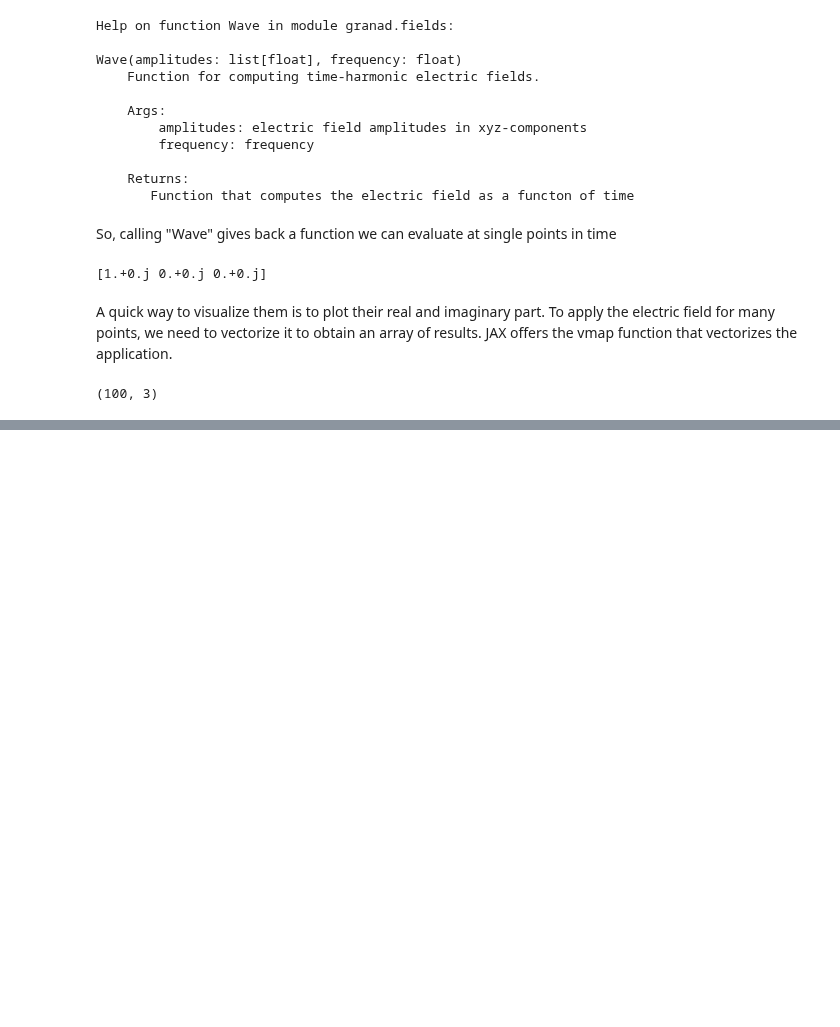
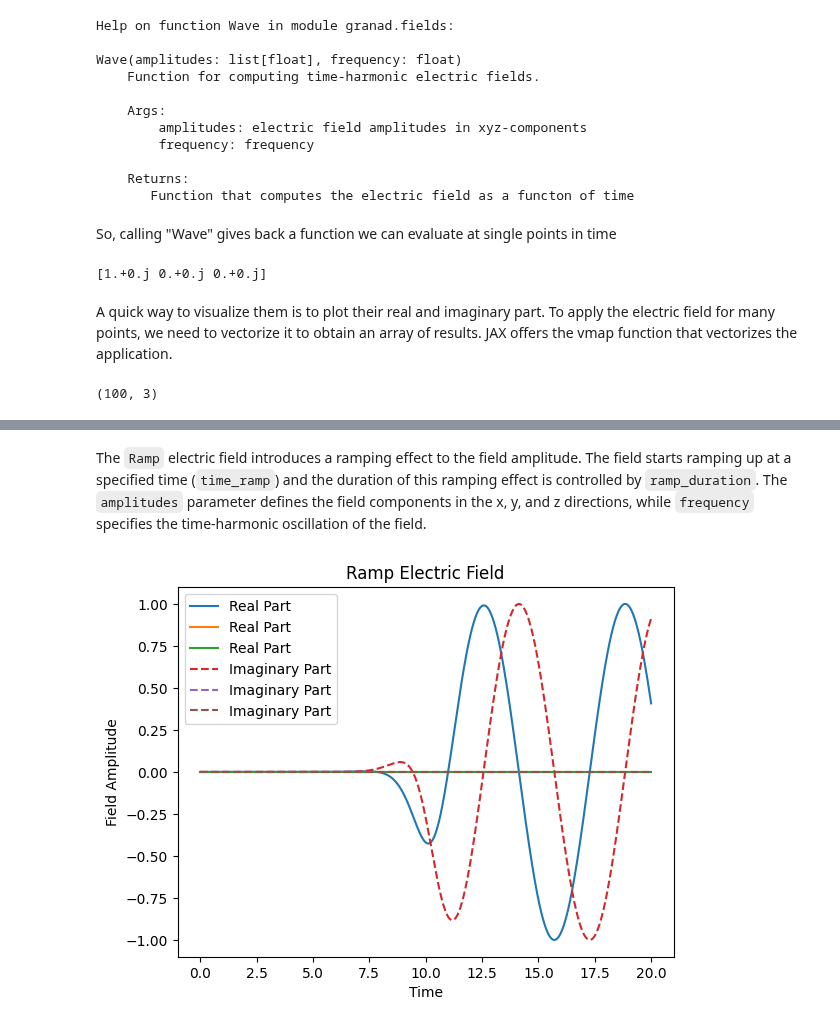
Before and after one commit to GRANADlauncher/granad, a Jupyter notebook: tutorials/e_electric_fields.ipynb, the cells around one changed output, grey strips where cells are left out. Saved outputs shown, nothing was run; the diff lists cells and outputs as text; code cells hidden in the pictures; blank space fills up the shorter version.

```diff
--- a/tutorials/e_electric_fields.ipynb
+++ b/tutorials/e_electric_fields.ipynb
@@ -47,0 +51,20 @@ plt.show()
+# %% [markdown]
+The `Ramp` electric field introduces a ramping effect to the field amplitude.
+The field starts ramping up at a specified time (`time_ramp`) and the duration of this ramping effect is controlled by `ramp_duration`.
+The `amplitudes` parameter defines the field components in the x, y, and z directions, while `frequency` specifies the time-harmonic oscillation of the field.
+# %%
+from granad import Ramp
+ramp = Ramp(amplitudes=[1, 0, 0], frequency=1, ramp_duration=5, time_ramp=10)
+time = jnp.linspace(0, 20, 500)
+e_field_ramp = jax.vmap(ramp)(time)
+
+plt.figure()
+plt.plot(time, e_field_ramp.real, label="Real Part")
+plt.plot(time, e_field_ramp.imag, '--', label="Imaginary Part")
+plt.title("Ramp Electric Field")
+plt.xlabel("Time")
+plt.ylabel("Field Amplitude")
+plt.legend()
+plt.show()
+# %% [output]
+[figure, added]
```
Also changed, not shown: parts of 3 cells of this notebook, 24 other files.
